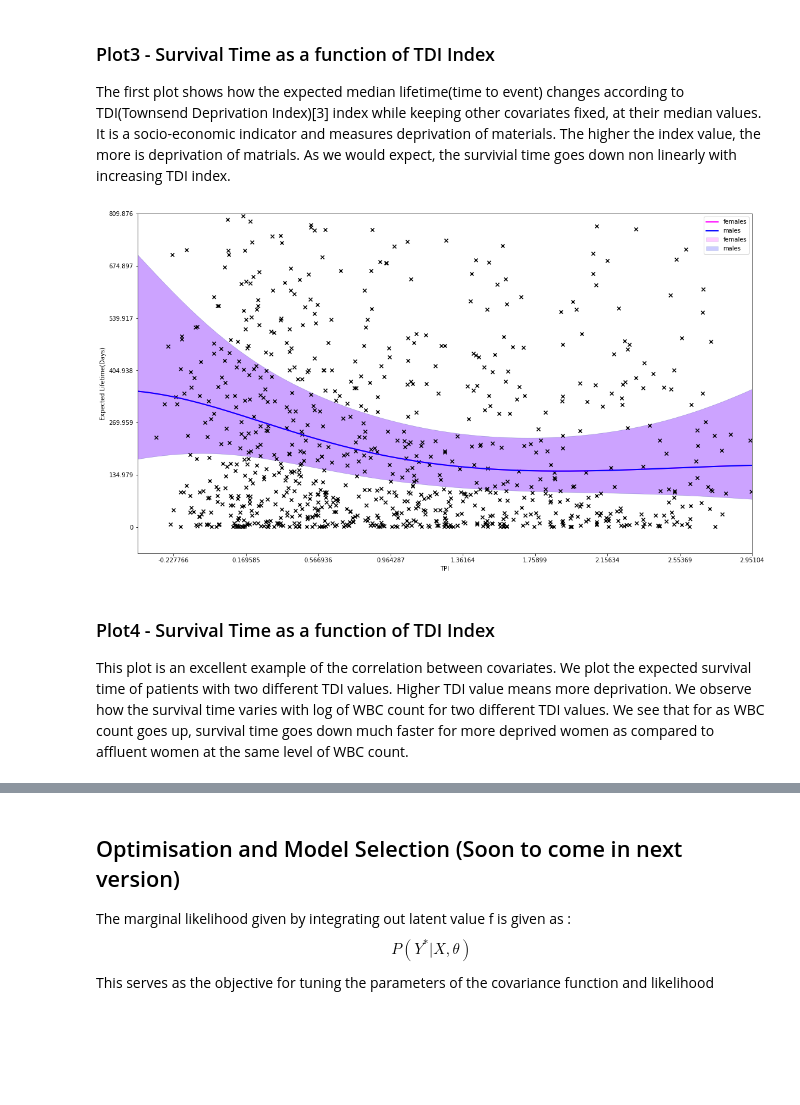
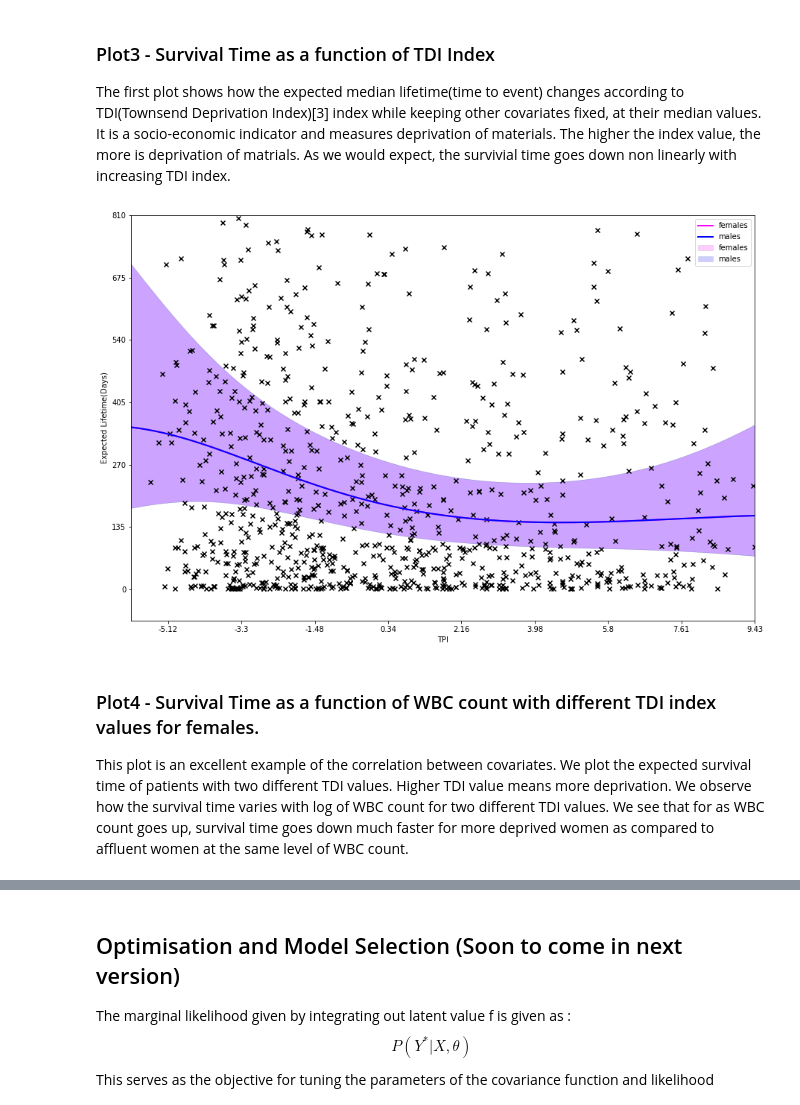
Before and after one commit to adhaka/notebook_gallery, a Jupyter notebook: clean/Survival-GP-Demo-Clean.ipynb, the cells around one changed output, grey strips where cells are left out. Drawn from its saved outputs; the diff is of its cells as text; code cells hidden in the pictures; blank space fills up the shorter version.

Commit message:
more improvements to the plot and some bug fixes in the description for the plots.

```diff
--- a/clean/Survival-GP-Demo-Clean.ipynb
+++ b/clean/Survival-GP-Demo-Clean.ipynb
@@ -491,34 +529,34 @@ The first plot shows how the expected median lifetime(time to event) changes acc
 # %%
 fig3, ax3 = plt.subplots()
 for i in [-1, 1]:
     if i == -1:
         c='magenta'
         label='females'
     else:
         c = 'blue'
         label='males'
     m1.plot_mean(fixed_inputs=[(0, np.nanmedian(XF[:,0])), (1, i), (2, np.median(XF[:,2]))], plot_raw=True, apply_link=True, color=c, ax=ax3, label=label)
     m1.plot_confidence(fixed_inputs=[(0, np.nanmedian(XF[:,0])), (1, i), (2, np.median(XF[:,2]))], plot_raw=True, apply_link=True, color=c, ax=ax3, label=label)
 
 
-y_ticks = ticker.FuncFormatter(lambda x, pos: '{0:g}'.format(x*y_gmean))
-x_ticks = ticker.FuncFormatter(lambda x, pos: '{0:g}'.format(x*X_std[2] + X_mean[2]))
+y_ticks = ticker.FuncFormatter(lambda x, pos: '{0:g}'.format(round(x*y_gmean)))
+x_ticks = ticker.FuncFormatter(lambda x, pos: '{0:g}'.format( round(x*X_std[3] + X_mean[3],2)))
 ax3.yaxis.set_major_formatter(y_ticks)
 ax3.xaxis.set_major_formatter(x_ticks)
 m1.plot_data(visible_dims=[3], ax=ax3)
 
 ax3.set_xlabel('TPI')
 ax3.set_ylabel('Expected Lifetime(Days)')
 plt.ylim(-0.5,6)
 plt.xlim(-1.75,2.5)
 
 fig = matplotlib.pyplot.gcf()
-fig.set_size_inches(18.5, 10.5)
+fig.set_size_inches(15, 10)
 fig.savefig('plot3-loglog.png', dpi=100)
 # %% [output]
-[figure, old version]
+[figure, new version]
 # %% [markdown]
-### Plot4 - Survival Time as a function of TDI Index
+### Plot4 - Survival Time as a function of WBC count with different TDI index values for females.
 This plot is an excellent example of the correlation between covariates. We plot the expected survival time of patients with two different TDI values. Higher TDI value means more deprivation. We observe how the survival time varies with log of WBC count for two different TDI  values. We see that for as WBC count goes up, survival time goes down much faster for more deprived women as compared to affluent women at the same level of WBC count.
 # %%
 fig4, ax4 = plt.subplots()
```
Also changed, not shown: parts of 16 cells of this notebook, 3 other files.
